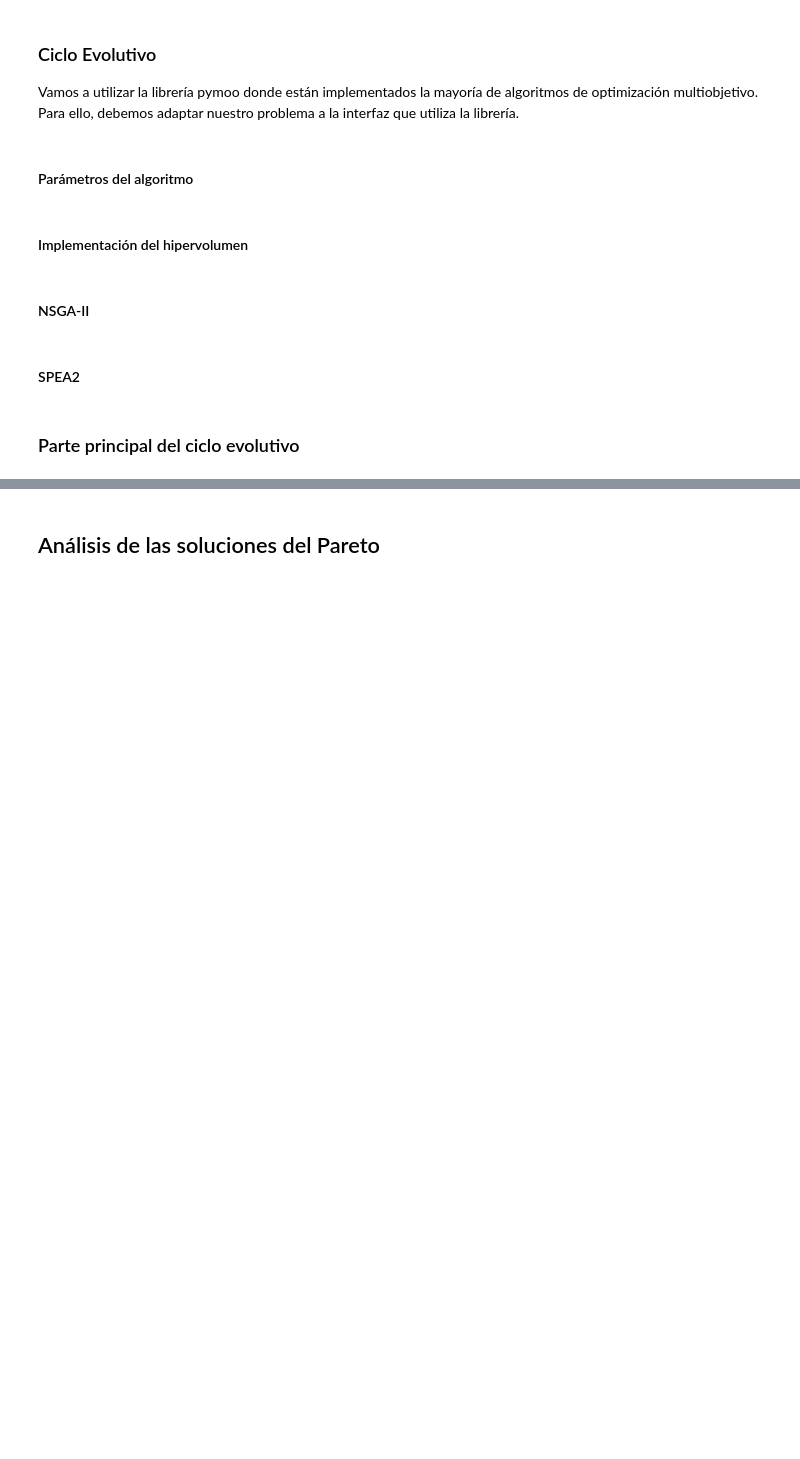
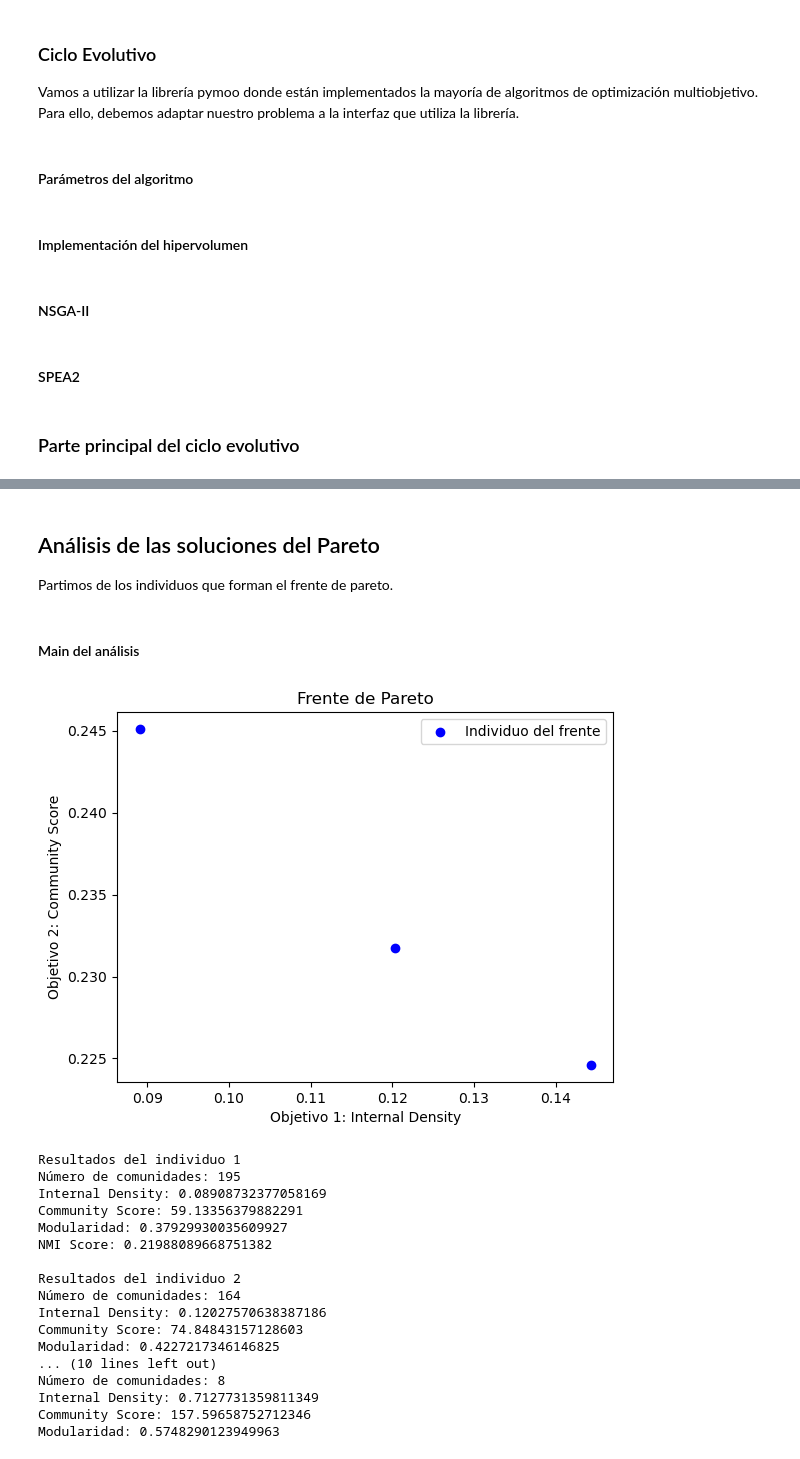
Before and after one commit to adrianGayo/Amazon_redes_geneticos, a Jupyter notebook: amazon.ipynb, the cells around one changed output, grey strips where cells are left out. Cells and saved outputs as stored; diff of their text form; code cells hidden in the pictures; blank space fills up the shorter version.

```diff
--- a/amazon.ipynb
+++ b/amazon.ipynb
@@ -829,2 +833,4 @@ Generación 100
 # %% [markdown]
 ## Análisis de las soluciones del Pareto
+
+Partimos de los individuos que forman el frente de pareto.
@@ -830,0 +892,56 @@ Generación 100
+# %% [markdown]
+#### Main del análisis
+# %%
+frente_analizar = analiza_frente_pareto(frente_pareto)
+representa_frente_pareto(frente_analizar)
+
+# Configura el logger
+log_folder = "logs"
+log_file_path = os.path.join(log_folder, "archivo_log.txt")
+logging.basicConfig(filename=log_file_path, level=logging.NOTSET)
+
+# Bucle para analizar cada solución por separado.
+for i,sol in enumerate(frente_analizar,1):
+    print(f"\nResultados del individuo {i}")
+    logging.info(f"\nResultados del individuo {i}")
+    grafo = decodificar_grafo(sol)
+    comunidades = list(nx.connected_components(grafo))
+    analiza_metricas_individuo(G_normalizado, comunidades)
+
+    # Calcular NMI
+    # Convertir la lista de conjuntos y mapear los valores
+    coms_reverse = {}
+    for comunidad_id, conjunto_nodos in enumerate(comunidades):
+        coms_reverse[comunidad_id] = {mapeo_nodos_inverso[nodo] for nodo in conjunto_nodos}
+
+    # Invertir llaves y valores en el diccionario coms_reverse
+    coms_reverse_inverted = {nodo: comunidad_id for comunidad_id, conjunto_nodos in coms_reverse.items() for nodo in conjunto_nodos}
+
+    predicted_labels = list(coms_reverse_inverted.values())
+    nmi_score = normalized_mutual_info_score(ground_truth_labels, predicted_labels)
+    print(f"NMI Score: {nmi_score}")
+    logging.info(f"NMI Score: {nmi_score}")
+
+# Ground truth
+print("\nResultados del Ground truth")
+logging.info("\nResultados del Ground truth")
+analiza_metricas_individuo(G, partition_real)
+# %% [output]
+[figure, added]
+Resultados del individuo 1
+Número de comunidades: 195
+Internal Density: 0.08908732377058169
+Community Score: 59.13356379882291
+Modularidad: 0.37929930035609927
+NMI Score: 0.21988089668751382
+
+Resultados del individuo 2
+Número de comunidades: 164
+Internal Density: 0.12027570638387186
+Community Score: 74.84843157128603
+Modularidad: 0.4227217346146825
+... (10 lines left out)
+Número de comunidades: 8
+Internal Density: 0.7127731359811349
+Community Score: 157.59658752712346
+Modularidad: 0.5748290123949963
```
Also changed, not shown: parts of 13 cells of this notebook, 2 other files.
